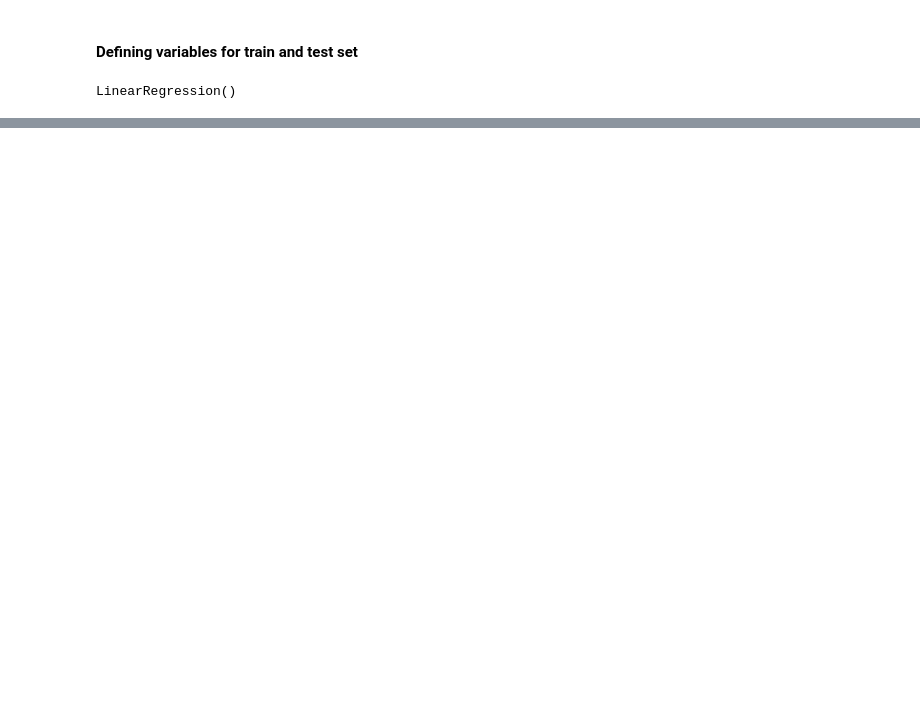
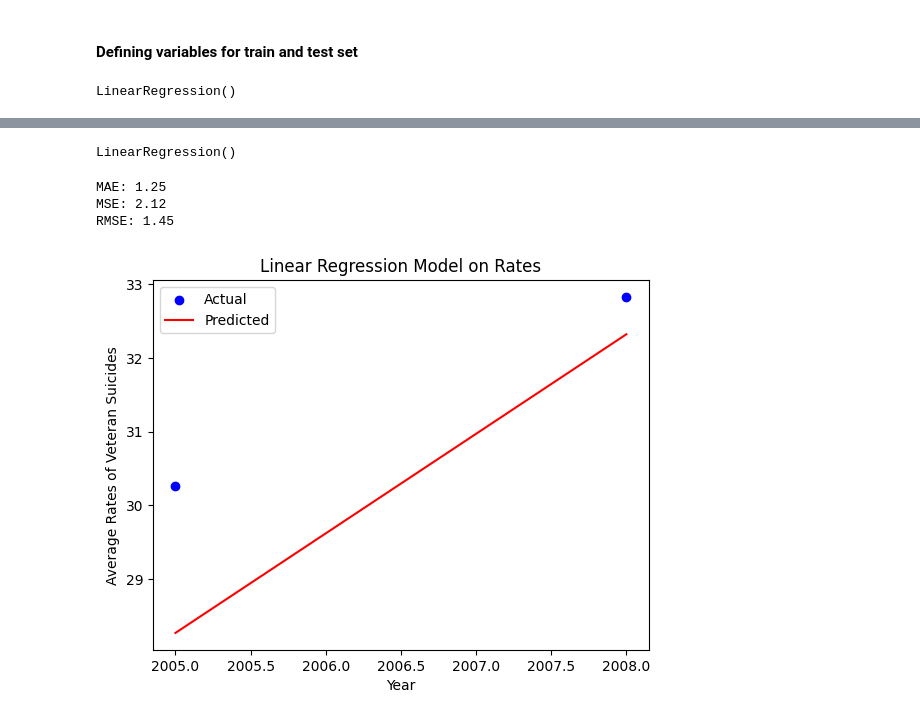
Before and after one commit to LuciMcD/Capstone-Project-MCDANIEL, a Jupyter notebook: LinearRegressionModel.ipynb, the cells around one changed output, grey strips where cells are left out. Cells and saved outputs as stored; diff of their text form; code cells hidden in the pictures; blank space fills up the shorter version.

```diff
--- a/LinearRegressionModel.ipynb
+++ b/LinearRegressionModel.ipynb
@@ -52,0 +98,31 @@ plt.show()
+# %%
+from sklearn.linear_model import LinearRegression
+
+model1 = LinearRegression()
+model1.fit(X1_train, y1_train)
+# %% [output]
+LinearRegression()
+# %%
+y1_pred = model1.predict(X1_test)
+# %%
+mae = mean_absolute_error(y1_test, y1_pred)
+mse = mean_squared_error(y1_test, y1_pred)
+rmse = np.sqrt(mse)
+
+print(f"MAE: {mae:.2f}")
+print(f"MSE: {mse:.2f}")
+print(f"RMSE: {rmse:.2f}")
+# %% [output]
+MAE: 1.25
+MSE: 2.12
+RMSE: 1.45
+# %%
+plt.scatter(X1_test, y1_test, color='blue', label='Actual')
+plt.plot(X1_test, y1_pred, color='red', label='Predicted')
+plt.xlabel('Year')
+plt.ylabel('Average Rates of Veteran Suicides')
+plt.title('Linear Regression Model on Rates')
+plt.legend()
+plt.show()
+# %% [output]
+[figure, added]
```
Also changed, not shown: parts of 12 cells of this notebook, 3 other files.
